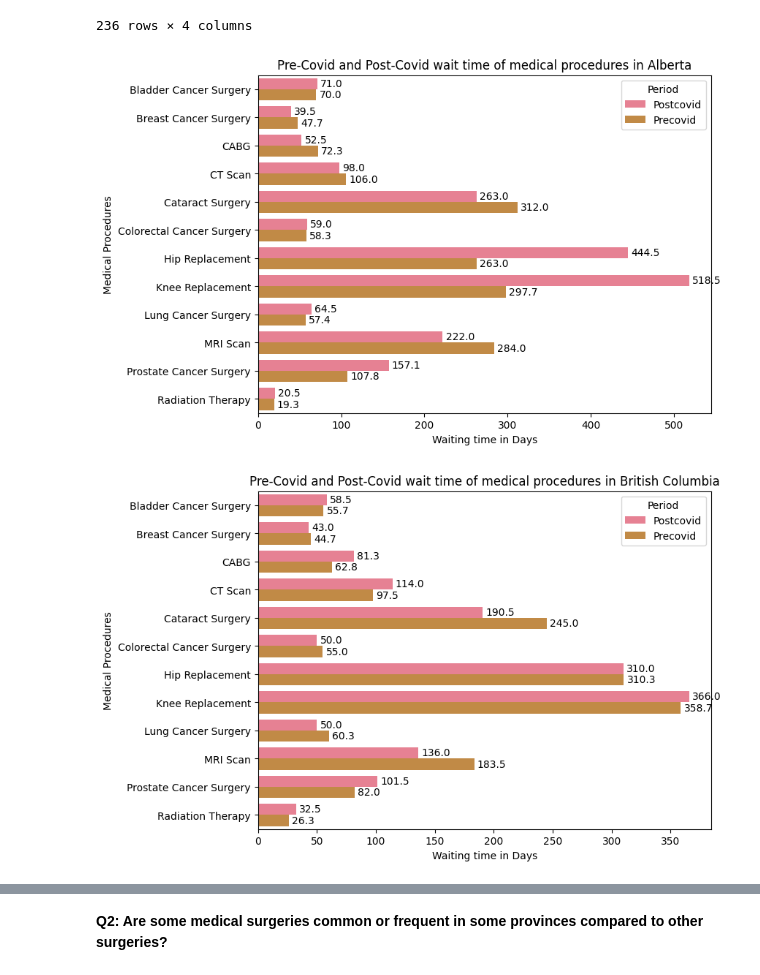
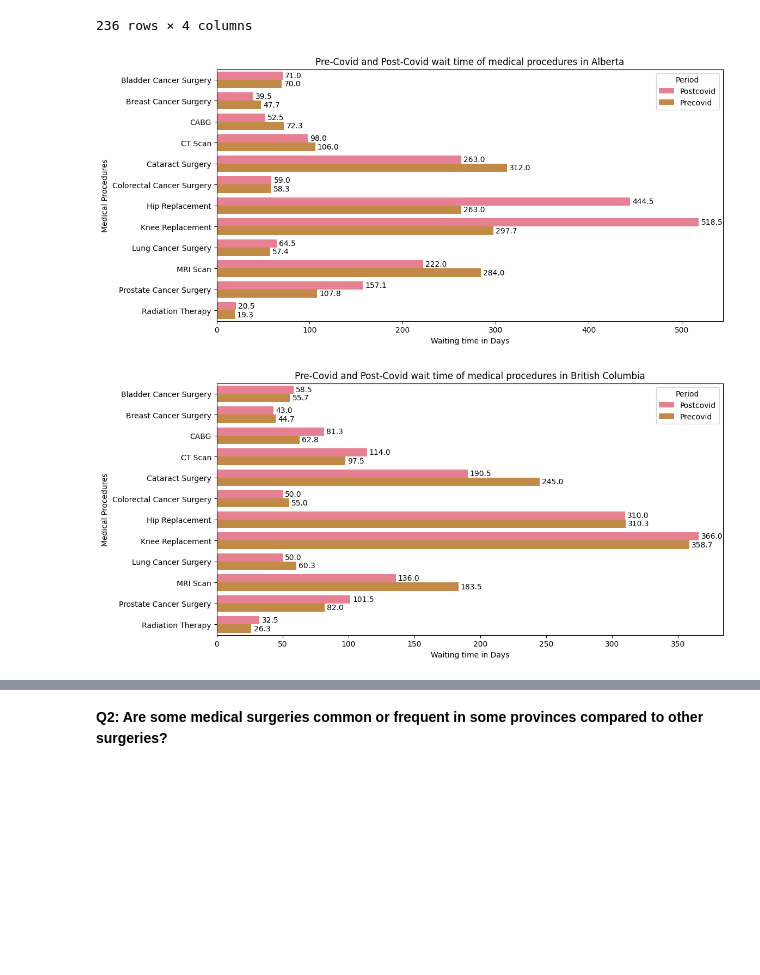
Before and after one commit to Aartizikre150/waiting-time-for-surgery-in-Canada, a Jupyter notebook: DAB_103_Project.ipynb, the cells around one changed output, grey strips where cells are left out. Saved outputs shown, nothing was run; the diff lists cells and outputs as text; code cells hidden in the pictures; blank space fills up the shorter version.

```diff
--- a/DAB_103_Project.ipynb
+++ b/DAB_103_Project.ipynb
@@ -259,23 +259,23 @@ pivot_table_data_sub_df
 # %%
 color = sns.color_palette("husl",9)
 
 # get unique province names
 provinces = pivot_table_data_sub_df['Province'].unique()
 
 for province in provinces:
     province_data = pivot_table_data_sub_df[pivot_table_data_sub_df['Province']==province] # filter data by province
-    plt.figure(figsize=(8,6)) # set the size of the chart
+    plt.figure(figsize=(12,6)) # set the size of the chart
     ax = sns.barplot(x='averageOfIndicator', y='Indicator', hue='Period', data=province_data, palette= color) # create the chart
     ax.set_xlabel('Waiting time in Days') # set the x-axis label
     ax.set_ylabel('Medical Procedures') # set the y-axis label
     ax.set_title('Pre-Covid and Post-Covid wait time of medical procedures in '+province) # set the title of the chart
     ax.legend(title='Period') # set the legend
 
     # add data labels
     for i in ax.containers:
         ax.bar_label(i, label_type='edge', fontsize=10, padding=3, fmt='%.1f')
 
     plt.show() # show the chart
 # %% [output]
-[figure, old version]
+[figure, new version]
-[figure, old version]
+[figure, new version]
```
Also changed, not shown: parts of 2 cells of this notebook.
